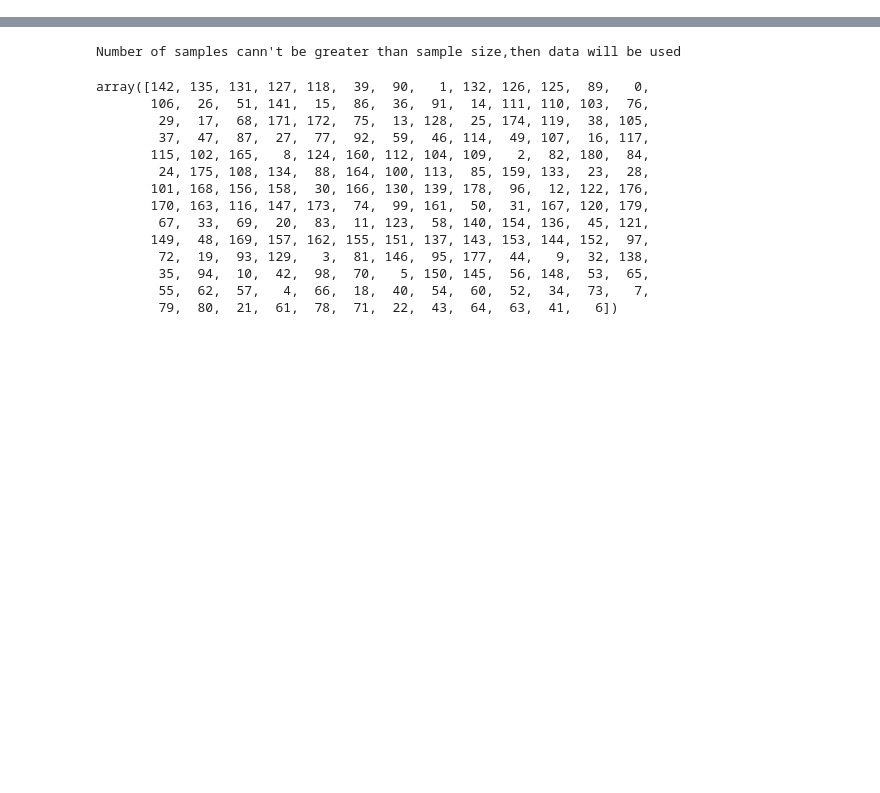
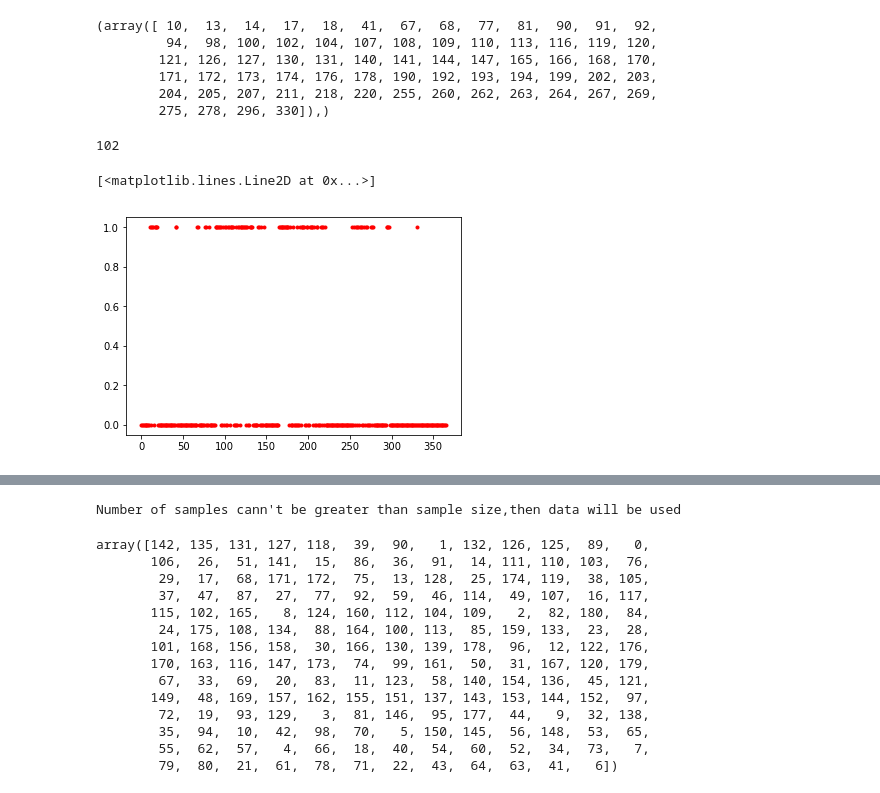
Before and after one commit to SensorDX/rainqc, a Jupyter notebook: experiments/notebooks/dataanlysis.ipynb, the cells around one changed output, grey strips where cells are left out. Cells and saved outputs as stored; diff of their text form; code cells hidden in the pictures; blank space fills up the shorter version.

```diff
--- a/experiments/notebooks/dataanlysis.ipynb
+++ b/experiments/notebooks/dataanlysis.ipynb
@@ -10,3 +9,4 @@ d_stn = "ALTU"
 # %%
-thm = train_data[["TA00020","TA00025","TA00057","TA00066","TA00024"]]
+t_station = "TA00021"
+k_station = ["TA00020","TA00025","TA00057","TA00066","TA00024"]
 # %%
@@ -38,0 +15,2 @@ thm_r
+# %%
+thm = train_data[[t_station]+k_station]
@@ -38,0 +48,5 @@ thm_r
+# %%
+thresh = 1.0
+thm_r = thm[thm.TA00021> thresh]
+rainy_days = np.where(thm.TA00021>thresh)
+print rainy_days, rainy_days[0].shape
@@ -38,0 +62,18 @@ thm_r
+# %%
+rain_day_events(t_station, thm)
+# %% [output]
+(array([ 10,  13,  14,  17,  18,  41,  67,  68,  77,  81,  90,  91,  92,
+         94,  98, 100, 102, 104, 107, 108, 109, 110, 113, 116, 119, 120,
+        121, 126, 127, 130, 131, 140, 141, 144, 147, 165, 166, 168, 170,
+        171, 172, 173, 174, 176, 178, 190, 192, 193, 194, 199, 202, 203,
+        204, 205, 207, 211, 218, 220, 255, 260, 262, 263, 264, 267, 269,
+        275, 278, 296, 330]),)
+# %%
+rain_events = (thm.TA00021> thresh)
+count_events = np.count_nonzero(rain_events)
+print count_events
+plt.plot(rain_events, '.r')
+# %% [output]
+102
+[<matplotlib.lines.Line2D at 0x...>]
+[figure, added]
```
Also changed, not shown: parts of 20 cells of this notebook, 14 other files.
